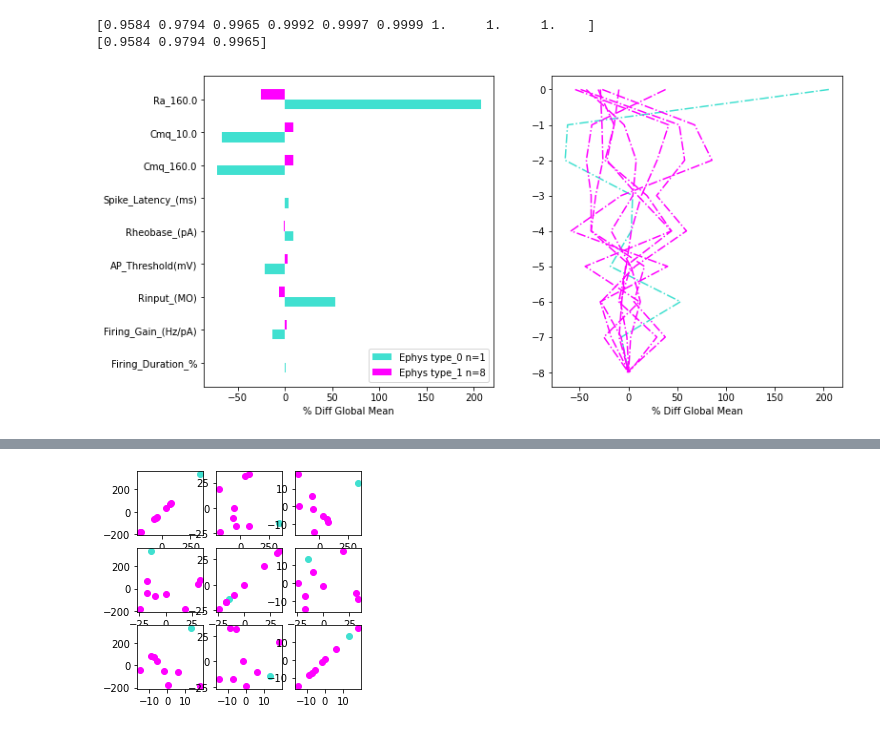
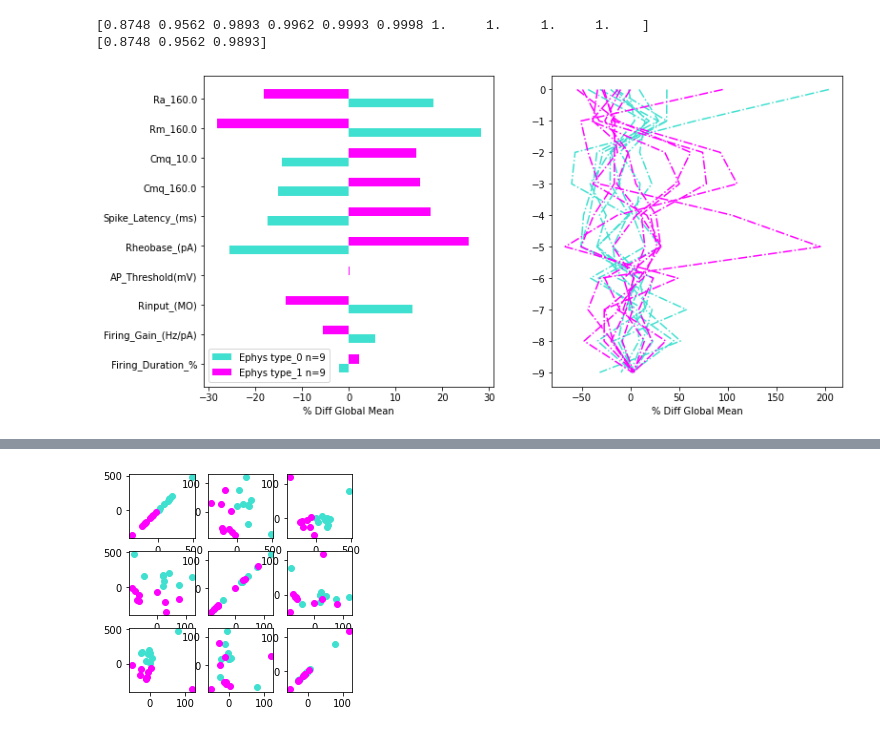
Before and after one commit to dtabuena/CrispMice, a Jupyter notebook: Crispy_Analyze_ABF_files.ipynb, the cells around one changed output, grey strips where cells are left out. Drawn from its saved outputs; the diff is of its cells as text; code cells hidden in the pictures.

```diff
--- a/Crispy_Analyze_ABF_files.ipynb
+++ b/Crispy_Analyze_ABF_files.ipynb
@@ -314,16 +314,17 @@ def IF_curve_analysis(abf_recordings_df,protocol_aliases,R2_thresh = 0.8, to_plo
 
     correct_protocol = [ p in protocol_aliases for p in abf_recordings_df['protocol']]
     for file_name in tqdm( abf_recordings_df.index[correct_protocol] ):
+        try:
+            gain_slope, R2, stim_currents, spike_counts, v_before_stim, fire_dur = analyze_gain_abf(file_name,spike_args,R2_thresh,to_plot)
 
-        gain_slope, R2, stim_currents, spike_counts, v_before_stim, fire_dur = analyze_gain_abf(file_name,spike_args,R2_thresh,to_plot)
-
-        abf_recordings_df.at[file_name,'Gain_Stims_pA'] = stim_currents
-        abf_recordings_df.at[file_name,'Gain_NumSpikes'] = spike_counts
-        abf_recordings_df.at[file_name,'v_before_stim'] = np.mean(v_before_stim)
-        abf_recordings_df.at[file_name,'Firing_Gain_(Hz/pA)'] = gain_slope
-        abf_recordings_df.at[file_name,'R2 (Firing_Gain_R2)'] = R2
-        abf_recordings_df.at[file_name,'Firing_Duration_%'] = np.nanmedian(fire_dur)
-
+            abf_recordings_df.at[file_name,'Gain_Stims_pA'] = stim_currents
+            abf_recordings_df.at[file_name,'Gain_NumSpikes'] = spike_counts
+            abf_recordings_df.at[file_name,'v_before_stim'] = np.mean(v_before_stim)
+            abf_recordings_df.at[file_name,'Firing_Gain_(Hz/pA)'] = gain_slope
+            abf_recordings_df.at[file_name,'R2 (Firing_Gain_R2)'] = R2
+            abf_recordings_df.at[file_name,'Firing_Duration_%'] = np.nanmedian(fire_dur)
+        except:
+            print('unknown error on ', file_name)
     return abf_recordings_df
 
 
@@ -488,9 +489,9 @@ def check_inactivation( time, trace, is_stim, sample_rate, dVds, inds, mean_spik
 
 
 
-file_name = '2022-08-08_hipp_data/2022x08x04_NEL2_E4KI_F_P243_s001_c003_DGxNEG_0004.abf'
-R2_thresh = 0
-to_plot = 1
+# file_name = '2022-08-08_hipp_data/2022x08x04_NEL2_E4KI_F_P243_s001_c003_DGxNEG_0004.abf'
+# R2_thresh = 0
+# to_plot = 1
 
-gain_slope, R2, stim_currents, spike_counts, v_before_stim, fire_dur = analyze_gain_abf(file_name,spike_args,R2_thresh,to_plot)
-print(np.nanmedian(fire_dur))
+# gain_slope, R2, stim_currents, spike_counts, v_before_stim, fire_dur = analyze_gain_abf(file_name,spike_args,R2_thresh,to_plot)
+# print(np.nanmedian(fire_dur))
@@ -873,7 +872,8 @@ def QC_full_dataset(abf_recordings_df,to_plot=False,verbose=False,VC_prot=[],IC_
 def Vclamp_QC(file_name, max_leak=200,max_high_freq_noise = 10, max_low_freq_noise = 15,
               Vhold_range = 8, to_plot=False,verbose=False):
     'Look for signs of a poor recording for Voltage Clamp recordings'
-
+    is_VC = np.nan
+    is_Ic = np.nan
     abf = pyabf.ABF( file_name )
     if 'mV' in abf.sweepLabelY:
         is_IC = True
@@ -1930,7 +1930,7 @@ np.set_printoptions(threshold=sys.maxsize)
 
 ############ Get Files & Populate Data Frame ############
 
-link = "https://www.dropbox.com/sh/95zg7iihp7vqizj/AAB8vdvsCqVjWDlE2GmCHT2fa?dl=0"
+link = "https://www.dropbox.com/sh/viut2cuum2lec0w/AADj9LqJ9P8-9mIBTG4cKwOqa?dl=0"
 new_filename = str(datetime.now())[:10]+"_hipp_data.zip"
 file_loc = get_drobox_folder(link, new_filename)
 clear_output(wait=False)
@@ -2110,7 +2091,7 @@ Index(['Date', 'geno', 'age (days)', 'sex', 'slice', 'cell_type', 'Age_bin',
 col_inds_for_pca = [9] + [12] + list(range(13,17)) + [18] + list(range(31,40))
 cols_for_pca = cell_summary_exl_friendly.columns[col_inds_for_pca]
 
-cols_for_pca = [ 'Ra_160.0', 'Cmq_10.0', 'Cmq_160.0','Spike_Latency_(ms)', 'Rheobase_(pA)',
+cols_for_pca = [ 'Ra_160.0', 'Rm_160.0','Cmq_10.0', 'Cmq_160.0','Spike_Latency_(ms)', 'Rheobase_(pA)',
                 'AP_Threshold(mV)', 'Rinput_(MO)', 'Firing_Gain_(Hz/pA)',
                 'Firing_Duration_%' ] #,'Gain_NumSpikes_0', 'Gain_NumSpikes_1',
                 # 'Gain_NumSpikes_2', 'Gain_NumSpikes_3', 'Gain_NumSpikes_4',
@@ -2161,36 +2142,36 @@ fig,axs = plt.subplots(1,2,figsize=(12, 6))
 x = np.arange(len(cols_for_pca))*-1
 
 wid = .3
 
 
 is_type_0 = kmeans.labels_ == 0
 is_type_1 = kmeans.labels_ == 1
 X_at0 = X_rel[is_type_0,:]
 X_at1 = X_rel[is_type_1,:]
 
 
 axs[0].barh(x-wid/2, type_0_cent, wid,color = 'turquoise',label='Ephys type_0'+' n=' +str(sum(is_type_0)))
 axs[0].barh(x+wid/2, type_1_cent, wid,color = 'magenta',label='Ephys type_1'+' n=' +str(sum(is_type_1)))
 
 x_exp0 = np.repeat(np.expand_dims(x, axis=0),repeats =sum(is_type_0), axis=0)
 axs[1].plot(X_at0.transpose(), x_exp0.transpose(), '-.',color = 'turquoise')
 
 x_exp1 = np.repeat(np.expand_dims(x, axis=0),repeats =sum(is_type_1), axis=0)
 axs[1].plot(X_at1.transpose(), x_exp1.transpose(), '-.',color = 'magenta' )
 
 for ax in axs:
     axs[0].legend()
     ax.set_yticks(x)
     axs[0].set_yticklabels(cols_for_pca, rotation=0)
     ax.set_xlabel('% Diff Global Mean')
 plt.show()
 
 fig.savefig('clusters.png',dpi=300)
 files.download('clusters.png')
 # %% [output]
-[0.9584 0.9794 0.9965 0.9992 0.9997 0.9999 1.     1.     1.    ]
-[0.9584 0.9794 0.9965]
+[0.8748 0.9562 0.9893 0.9962 0.9993 0.9998 1.     1.     1.     1.    ]
+[0.8748 0.9562 0.9893]
-[figure, old version]
+[figure, new version]
 [interactive output not drawn]
 [interactive output not drawn]
 # %%
@@ -2203,4 +2184,4 @@ for i in range(3):
         ax[i,j].scatter(X_trans[is_type_0][:,i],X_trans[is_type_0][:,j],color='turquoise')
         ax[i,j].scatter(X_trans[is_type_1][:,i],X_trans[is_type_1][:,j],color='magenta')
 # %% [output]
-[figure, old version]
+[figure, new version]
```
Also changed, not shown: parts of 7 cells of this notebook.
